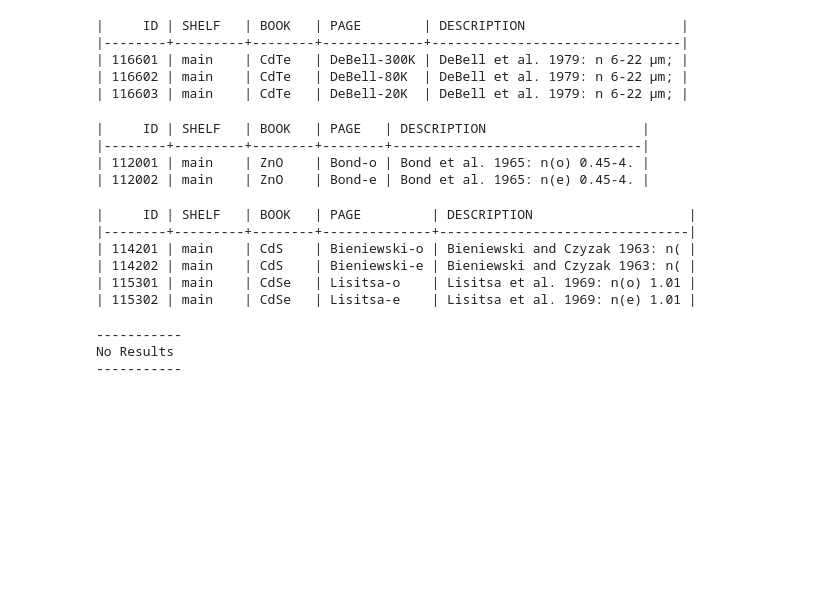
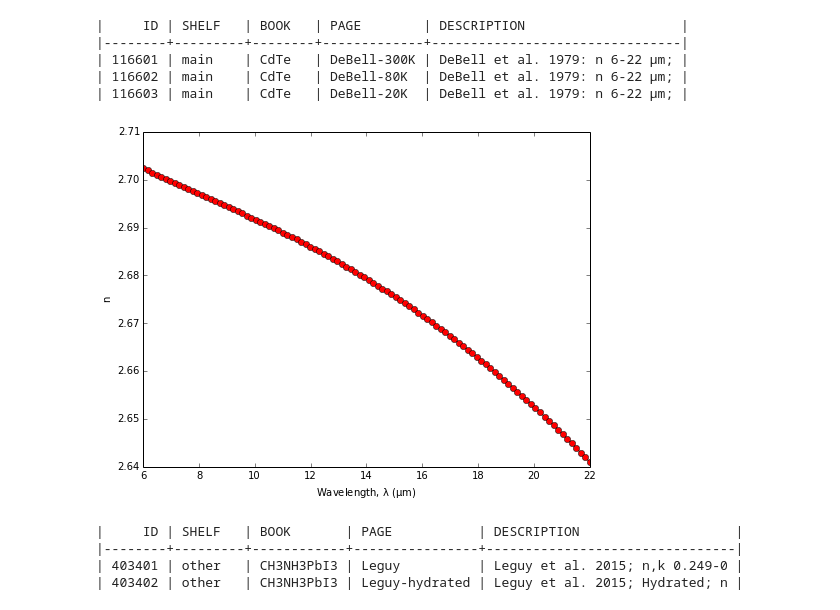
Before and after one commit to rtreharne/opticaldb, a Jupyter notebook: testing.ipynb, the cells around one changed output. Cells and saved outputs as stored; diff of their text form; code cells hidden in the pictures; blank space fills up the shorter version.

```diff
--- a/testing.ipynb
+++ b/testing.ipynb
@@ -11,25 +11,14 @@ a.search('cdte')
 | 116601 | main    | CdTe   | DeBell-300K | DeBell et al. 1979: n 6-22 µm; |
 | 116602 | main    | CdTe   | DeBell-80K  | DeBell et al. 1979: n 6-22 µm; |
 | 116603 | main    | CdTe   | DeBell-20K  | DeBell et al. 1979: n 6-22 µm; |
+# %%
+a.plot(116601)
+# %% [output]
+[figure, added]
 # %%
-a.search('zno')
+a.search('perov')
 # %% [output]
-|     ID | SHELF   | BOOK   | PAGE   | DESCRIPTION                    |
-|--------+---------+--------+--------+--------------------------------|
-| 112001 | main    | ZnO    | Bond-o | Bond et al. 1965: n(o) 0.45-4. |
-| 112002 | main    | ZnO    | Bond-e | Bond et al. 1965: n(e) 0.45-4. |
+|     ID | SHELF   | BOOK       | PAGE           | DESCRIPTION                    |
+|--------+---------+------------+----------------+--------------------------------|
+| 403401 | other   | CH3NH3PbI3 | Leguy          | Leguy et al. 2015; n,k 0.249-0 |
+| 403402 | other   | CH3NH3PbI3 | Leguy-hydrated | Leguy et al. 2015; Hydrated; n |
-# %%
-a.search('cds')
-# %% [output]
-|     ID | SHELF   | BOOK   | PAGE         | DESCRIPTION                    |
-|--------+---------+--------+--------------+--------------------------------|
-| 114201 | main    | CdS    | Bieniewski-o | Bieniewski and Czyzak 1963: n( |
-| 114202 | main    | CdS    | Bieniewski-e | Bieniewski and Czyzak 1963: n( |
-| 115301 | main    | CdSe   | Lisitsa-o    | Lisitsa et al. 1969: n(o) 1.01 |
-| 115302 | main    | CdSe   | Lisitsa-e    | Lisitsa et al. 1969: n(e) 1.01 |
-# %%
-a.search('cdo')
-# %% [output]
------------
-No Results
------------
```
Also changed, not shown: parts of 4 cells of this notebook, 2 other files.
